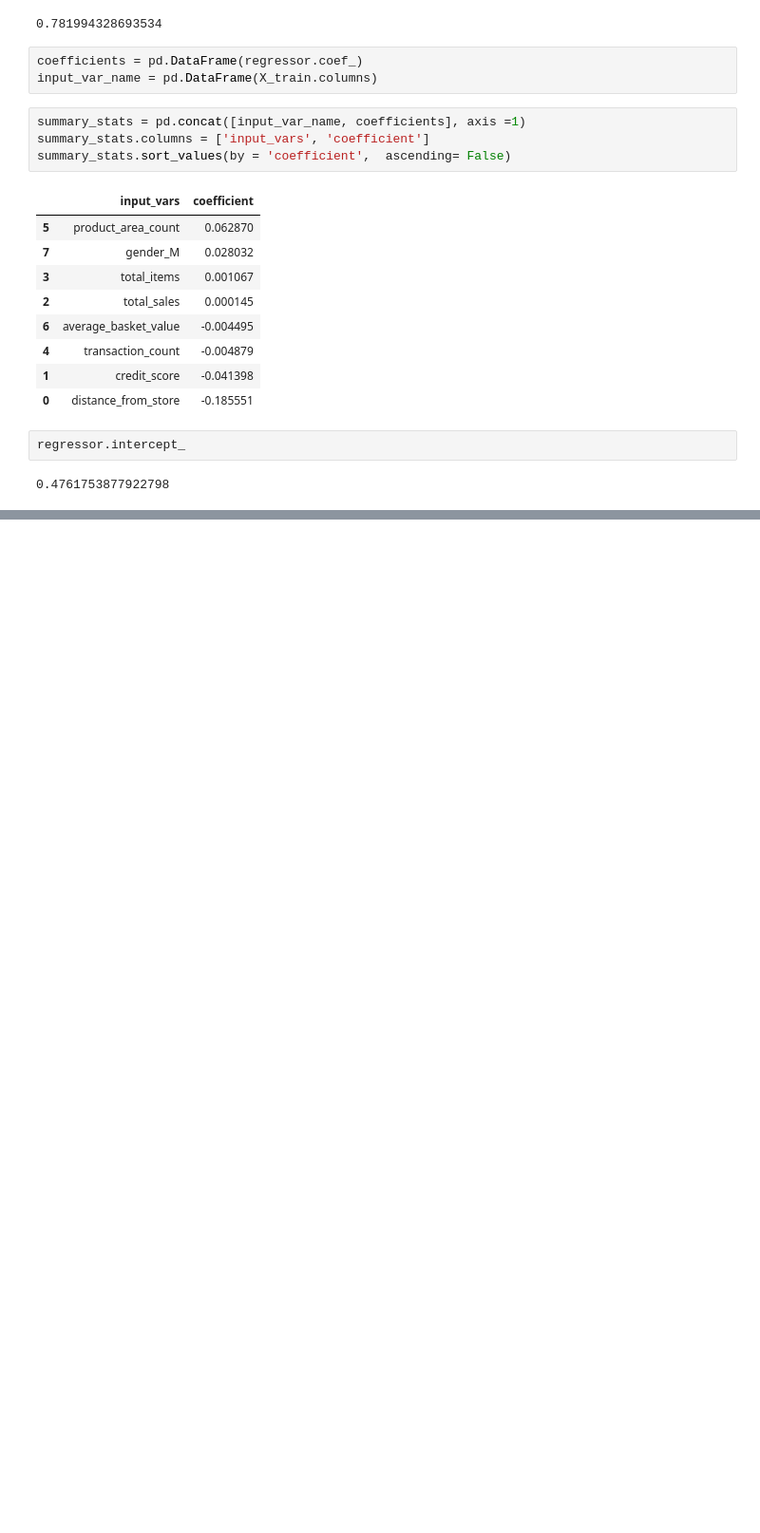
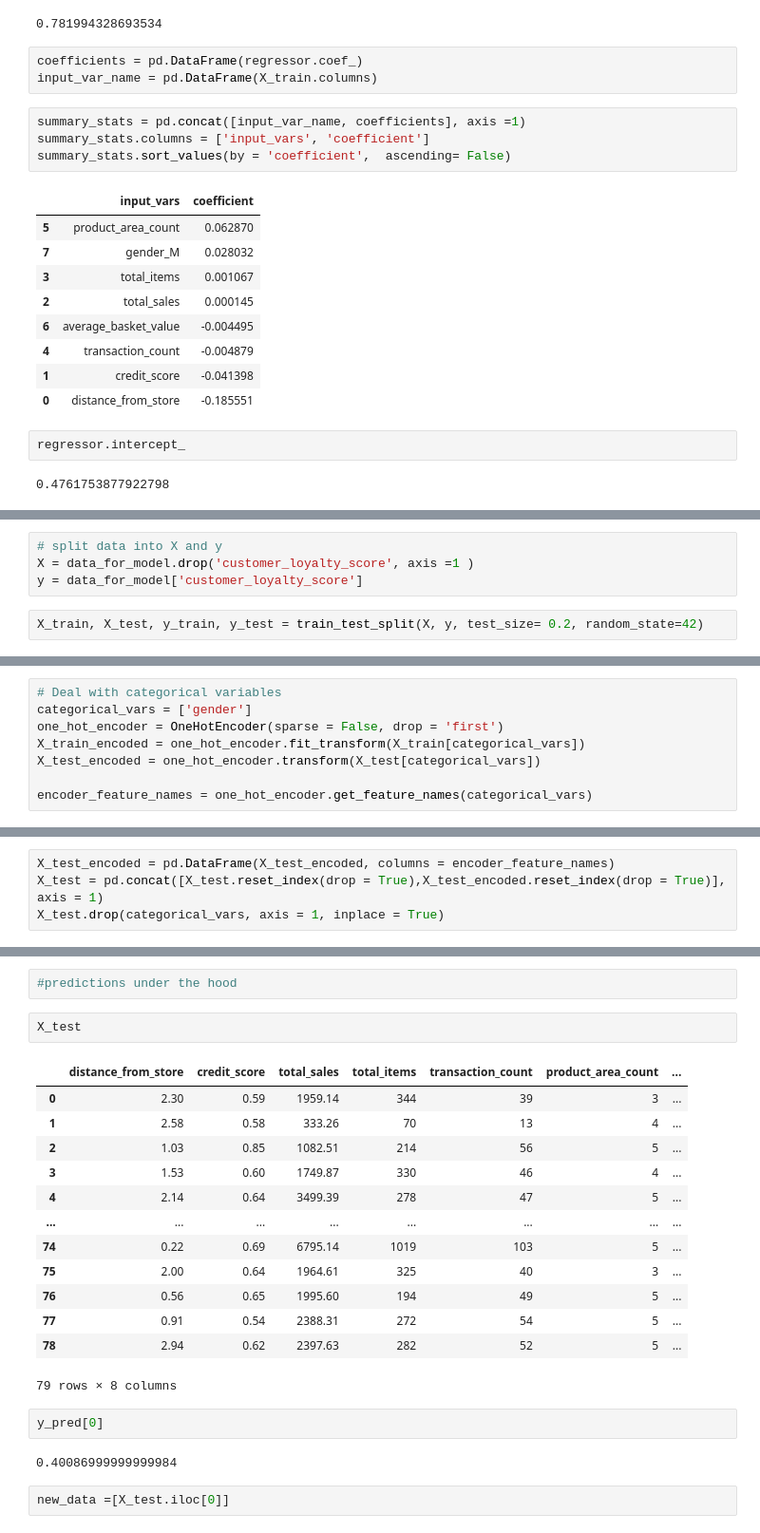
Before and after one commit to ibiene-ds/predict-loyalty-score, a Jupyter notebook: Predicting Customer Loyalty Scores.ipynb, the cells around one changed output, grey strips where cells are left out. Shown at 95% size. Drawn from its saved outputs; the diff is of its cells as text; blank space fills up the shorter version.

```diff
--- a/Predicting Customer Loyalty Scores.ipynb
+++ b/Predicting Customer Loyalty Scores.ipynb
@@ -334,0 +649,6 @@ regressor.intercept_
+# %%
+# split data into X and y
+X = data_for_model.drop('customer_loyalty_score', axis =1 )
+y = data_for_model['customer_loyalty_score']
+# %%
+X_train, X_test, y_train, y_test = train_test_split(X, y, test_size= 0.2, random_state=42)
@@ -334,0 +673,8 @@ regressor.intercept_
+# %%
+# Deal with categorical variables
+categorical_vars = ['gender']
+one_hot_encoder = OneHotEncoder(sparse = False, drop = 'first')
+X_train_encoded = one_hot_encoder.fit_transform(X_train[categorical_vars])
+X_test_encoded = one_hot_encoder.transform(X_test[categorical_vars])
+
+encoder_feature_names = one_hot_encoder.get_feature_names(categorical_vars)
@@ -334,0 +685,4 @@ regressor.intercept_
+# %%
+X_test_encoded = pd.DataFrame(X_test_encoded, columns = encoder_feature_names)
+X_test = pd.concat([X_test.reset_index(drop = True),X_test_encoded.reset_index(drop = True)], axis = 1)
+X_test.drop(categorical_vars, axis = 1, inplace = True)
@@ -334,0 +827,24 @@ regressor.intercept_
+# %%
+#predictions under the hood
+# %%
+X_test
+# %% [output]
+|  | distance_from_store | credit_score | total_sales | total_items | transaction_count | product_area_count | ... |
+| 0 | 2.30 | 0.59 | 1959.14 | 344 | 39 | 3 | ... |
+| 1 | 2.58 | 0.58 | 333.26 | 70 | 13 | 4 | ... |
+| 2 | 1.03 | 0.85 | 1082.51 | 214 | 56 | 5 | ... |
+| 3 | 1.53 | 0.60 | 1749.87 | 330 | 46 | 4 | ... |
+| 4 | 2.14 | 0.64 | 3499.39 | 278 | 47 | 5 | ... |
+| ... | ... | ... | ... | ... | ... | ... | ... |
+| 74 | 0.22 | 0.69 | 6795.14 | 1019 | 103 | 5 | ... |
+| 75 | 2.00 | 0.64 | 1964.61 | 325 | 40 | 3 | ... |
+| 76 | 0.56 | 0.65 | 1995.60 | 194 | 49 | 5 | ... |
+| 77 | 0.91 | 0.54 | 2388.31 | 272 | 54 | 5 | ... |
+| 78 | 2.94 | 0.62 | 2397.63 | 282 | 52 | 5 | ... |
+79 rows × 8 columns
+# %%
+y_pred[0]
+# %% [output]
+0.40086999999999984
+# %%
+new_data =[X_test.iloc[0]]
```
Also changed, not shown: parts of 81 cells of this notebook.
